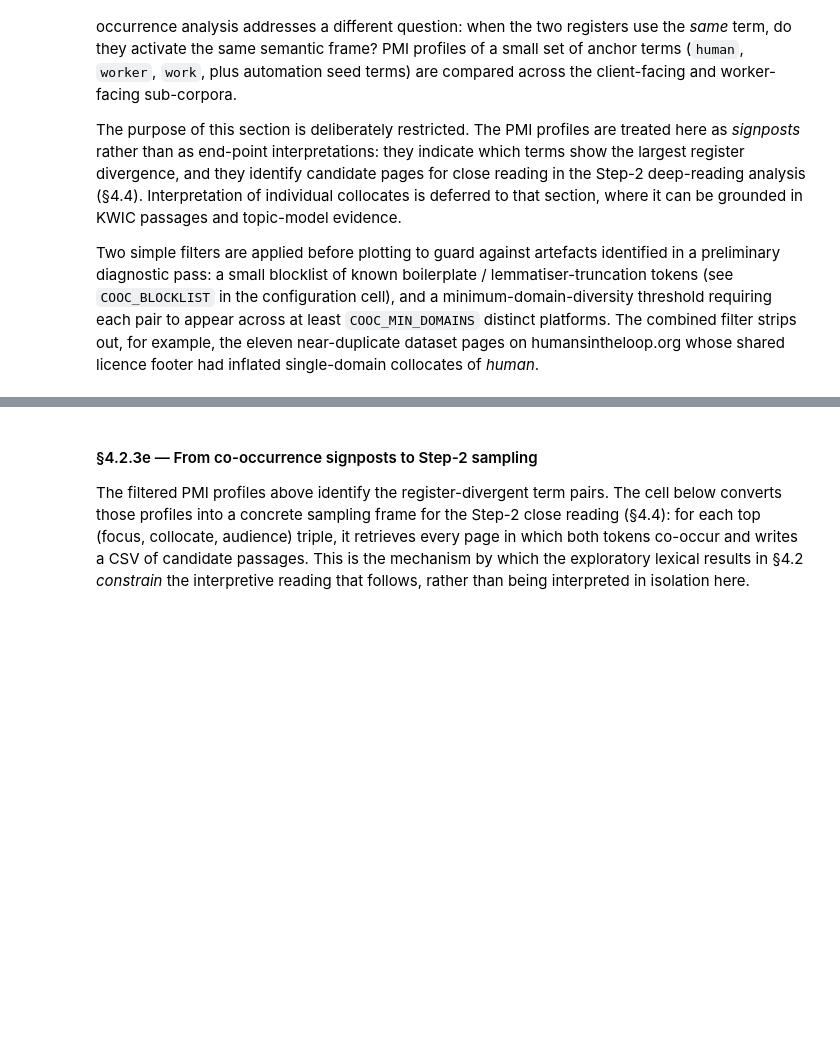
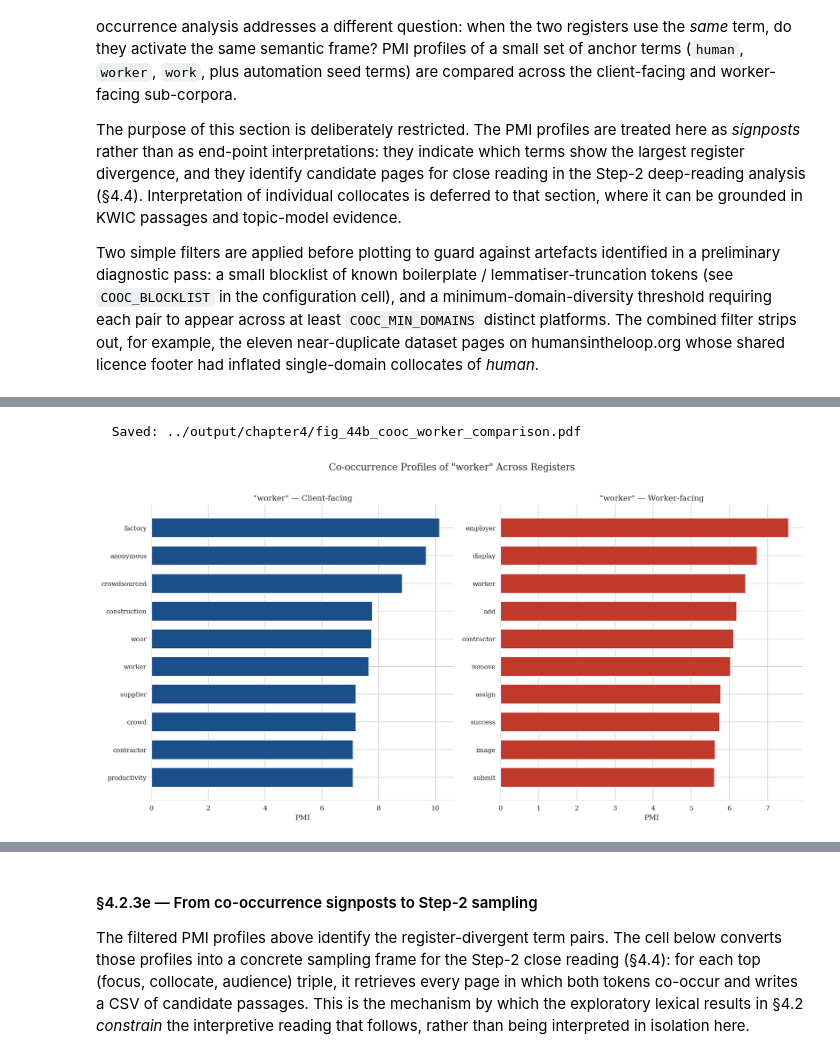
Before and after one commit to yannickkayser/DarkSideofAI, a Jupyter notebook: src2/Chapter4_Results.ipynb, the cells around one changed output, grey strips where cells are left out. Saved outputs shown, nothing was run; the diff lists cells and outputs as text; code cells hidden in the pictures; blank space fills up the shorter version.

Commit message:
updated chapter4 results notebook

```diff
--- a/src2/Chapter4_Results.ipynb
+++ b/src2/Chapter4_Results.ipynb
@@ -886,11 +947,14 @@ plot_pmi_comparison(FOCUS_TERM, client_df, worker_df, 'fig_44_cooc_human_compari
 # %%
 # ── §4.2.3b: "worker" PMI Profile (filtered) ─────────────────────────────
 FOCUS_TERM = 'worker'
-COOC_N = 15
+COOC_N = 10
 client_df = get_pmi_profile(FOCUS_TERM, 'client', COOC_N)
 worker_df = get_pmi_profile(FOCUS_TERM, 'worker', COOC_N)
 COOC_PROFILES[FOCUS_TERM] = {'client': client_df, 'worker': worker_df}
 plot_pmi_comparison(FOCUS_TERM, client_df, worker_df, 'fig_44b_cooc_worker_comparison')
+# %% [output]
+  Saved: ../output/chapter4/fig_44b_cooc_worker_comparison.pdf
+[figure, added]
 # %%
 # ── §4.2.3c: "work" PMI Profile (filtered) ───────────────────────────────
 FOCUS_TERM = 'work'
```
Also changed, not shown: parts of 28 cells of this notebook, 4 other files.
